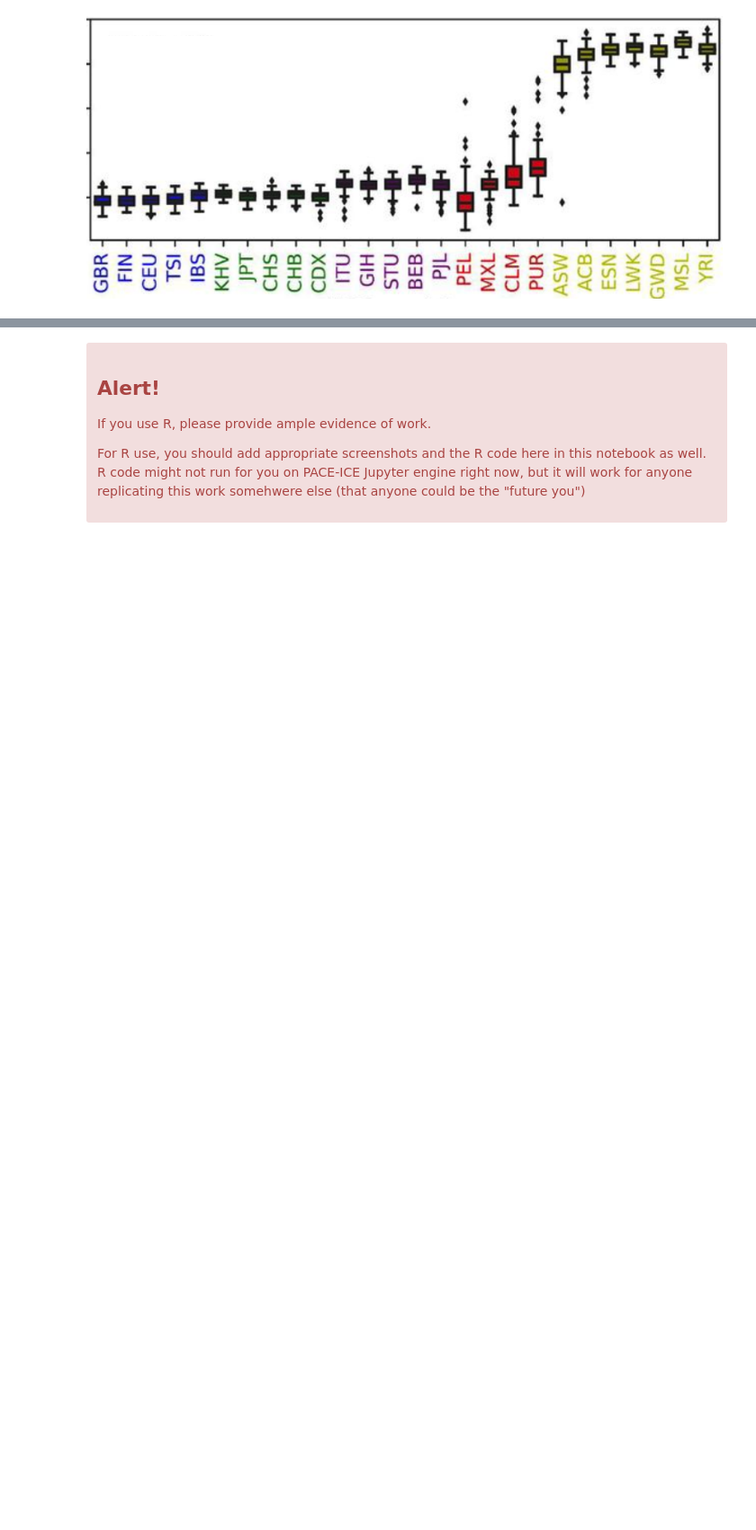
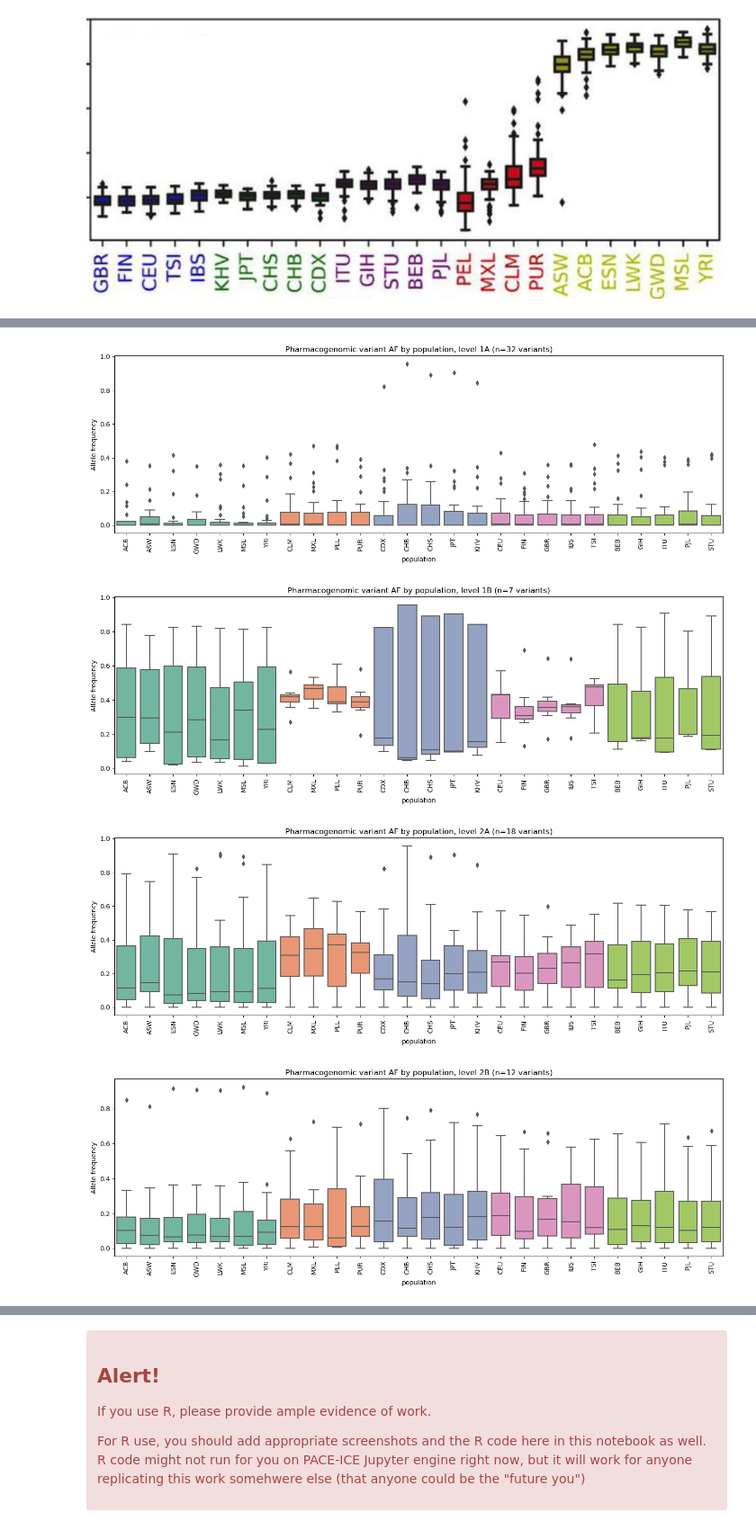
Before and after one commit to ishitasukul-tech/BIOL-6150-Project-8, a Jupyter notebook: Project8-Pharmacogenomics.ipynb, the cells around one changed output, grey strips where cells are left out. Shown at 90% size. Cells and saved outputs as stored; diff of their text form; code cells hidden in the pictures; blank space fills up the shorter version.

```diff
--- a/Project8-Pharmacogenomics.ipynb
+++ b/Project8-Pharmacogenomics.ipynb
@@ -107,0 +320,7 @@ rs_df.to_csv("filtered_clinical_variants.tsv", sep="\t", index=False)
+# %%
+test_vcf = scratch_dir / "phase3.chr2.GRCh38.GT.crossmap.vcf.gz"
+out = subprocess.run(["bcftools", "index", "-s", str(test_vcf)],
+                     capture_output=True, text=True, check=True).stdout
+vcf_chr_name = out.split()[0]
+print("VCF chromosome name:", vcf_chr_name)
+use_chr = vcf_chr_name.startswith("chr")
@@ -131,0 +548,11 @@ rs_df.to_csv("filtered_clinical_variants.tsv", sep="\t", index=False)
+# %%
+clin = pd.read_csv("filtered_clinical_variants.tsv", sep="\t", dtype=str)
+clin_lvl = (clin[["variant", "level of evidence"]]
+            .rename(columns={"variant": "ID", "level of evidence": "level"})
+            .drop_duplicates())
+
+annot = pgx_af.merge(clin_lvl, on="ID", how="left")
+print(annot["level"].isna().sum(), "rows without a level")          # want 0
+print(annot.groupby("level")["ID"].nunique())
+
+annot.to_csv("pgx_population_AF_with_evidence.tsv", sep="\t", index=False)
@@ -131,0 +569,29 @@ rs_df.to_csv("filtered_clinical_variants.tsv", sep="\t", index=False)
+# %%
+import matplotlib.pyplot as plt
+import seaborn as sns
+
+pan = pd.read_csv(panel_file, sep="\t")[["pop", "super_pop"]].drop_duplicates()
+pop_order = pan.sort_values(["super_pop", "pop"])["pop"].tolist()
+colors = dict(zip(sorted(pan["super_pop"].unique()), sns.color_palette("Set2", 5)))
+pop_color = {p: colors[s] for p, s in zip(pan["pop"], pan["super_pop"])}
+
+long = annot.melt(id_vars=["ID", "level"], value_vars=pop_cols,
+                  var_name="population", value_name="AF")
+
+for lvl in ["1A", "1B", "2A", "2B", "3", "4"]:
+    sub = long[long["level"] == lvl]
+    if sub.empty:
+        continue
+    plt.figure(figsize=(14, 5))
+    sns.boxplot(data=sub, x="population", y="AF", order=pop_order, palette=pop_color)
+    plt.title(f"Pharmacogenomic variant AF by population, level {lvl} (n={sub['ID'].nunique()} variants)")
+    plt.xticks(rotation=90)
+    plt.ylabel("Allele frequency")
+    plt.tight_layout()
+    plt.savefig(f"boxplot_level_{lvl}.png", dpi=200)
+    plt.show()
+# %% [output]
+[figure, added]
+[figure, added]
+[figure, added]
+[figure, added]
```
Also changed, not shown: parts of 24 cells of this notebook.
